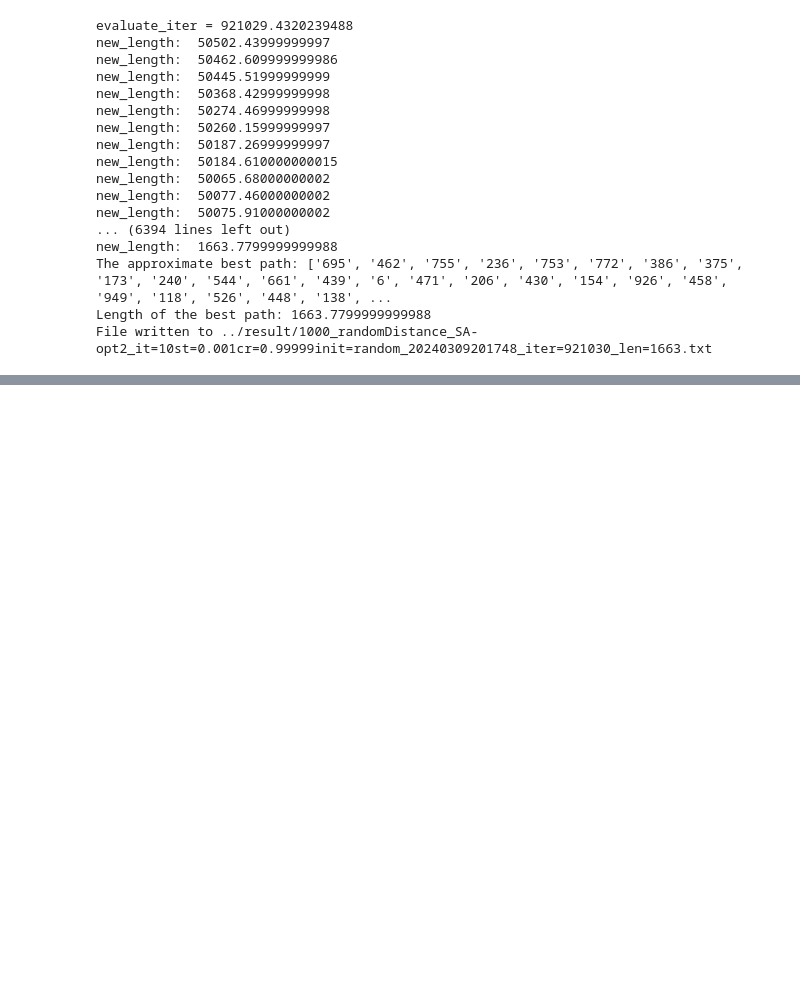
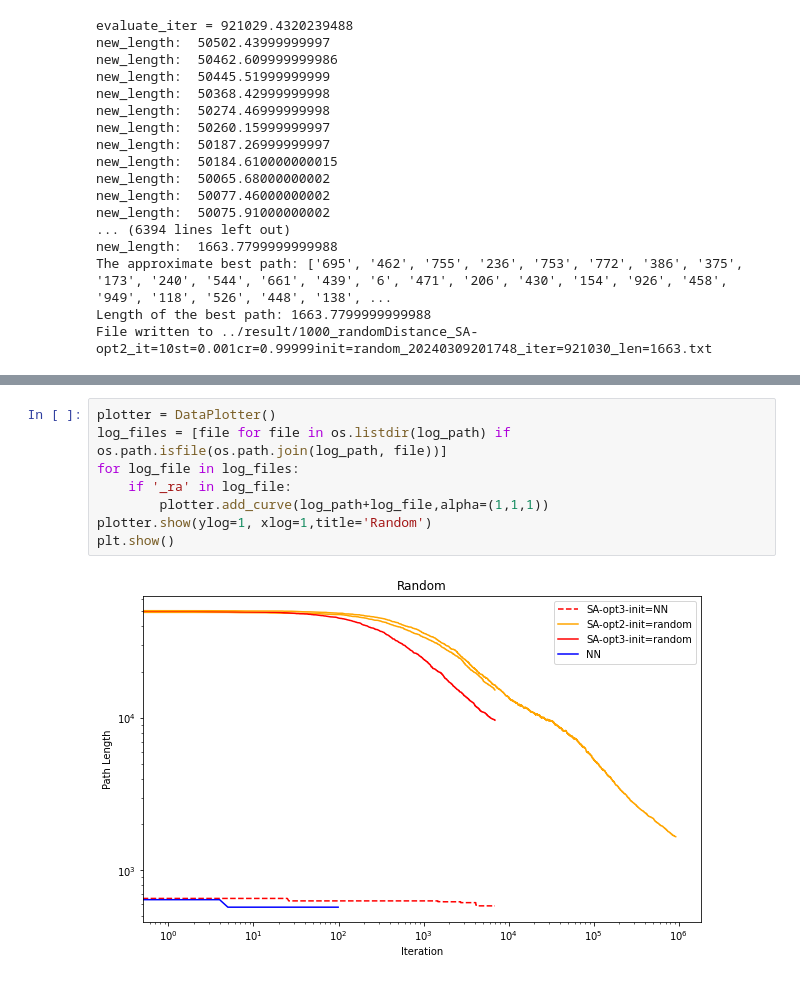
Before and after one commit to OamIcs/UCDavis-289Q-HW, a Jupyter notebook: code/Traveler.ipynb, the cells around one changed output, grey strips where cells are left out. Saved outputs shown, nothing was run; the diff lists cells and outputs as text; blank space fills up the shorter version.

```diff
--- a/code/Traveler.ipynb
+++ b/code/Traveler.ipynb
@@ -650,0 +609,10 @@ len('20240309191000_ite_eu_SA-opt3_it=1st=0.001cr=0.999init=NN_iter=6905_len=290
+# %%
+plotter = DataPlotter()
+log_files = [file for file in os.listdir(log_path) if os.path.isfile(os.path.join(log_path, file))]
+for log_file in log_files:
+    if '_ra' in log_file:
+        plotter.add_curve(log_path+log_file,alpha=(1,1,1))
+plotter.show(ylog=1, xlog=1,title='Random')
+plt.show()
+# %% [output]
+[figure, added]
```
Also changed, not shown: parts of 15 cells of this notebook.
